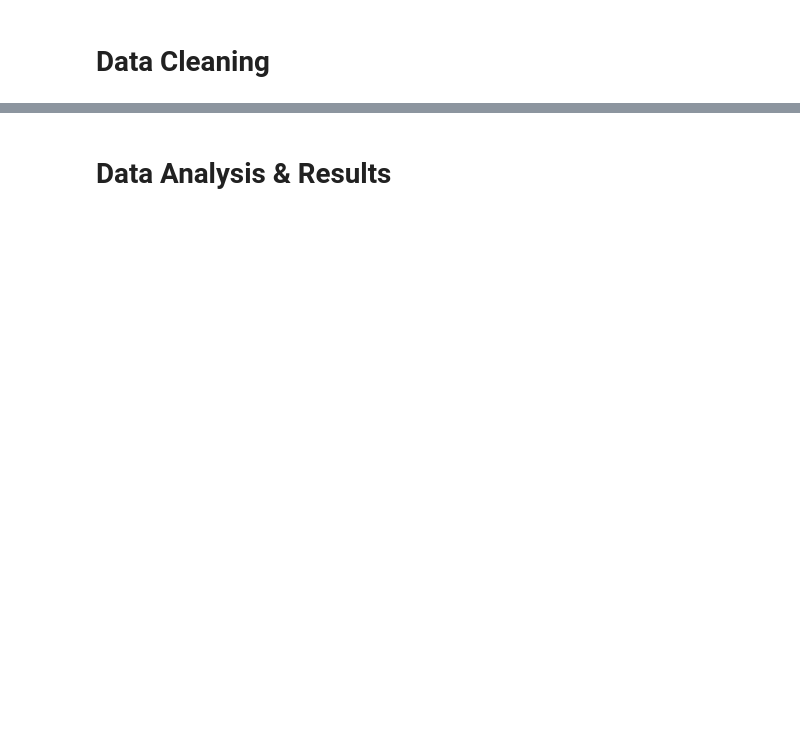
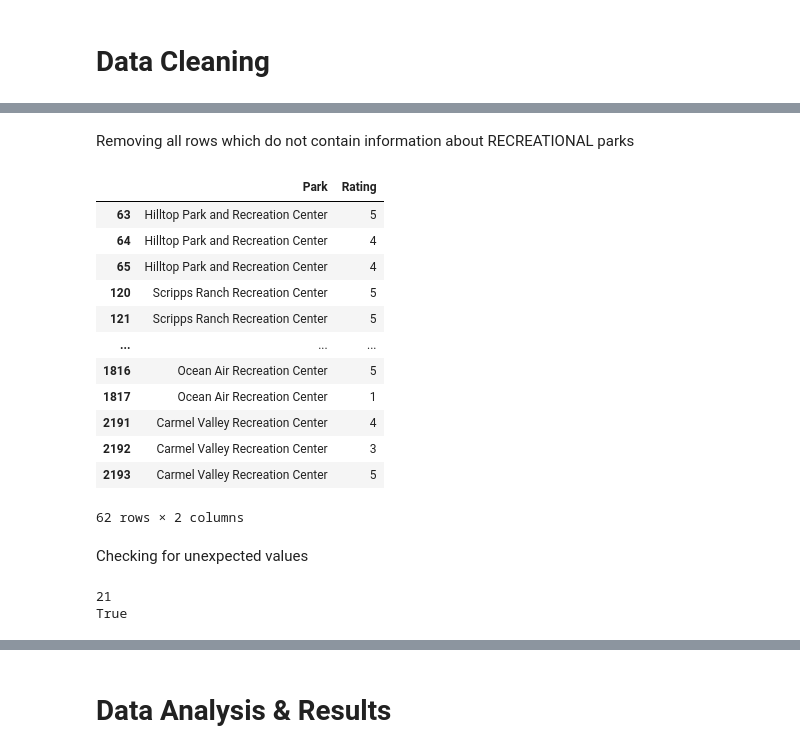
Before and after one commit to rahulbh00/individual_fa20, a Jupyter notebook: final_project/FinalProject_rahulbh00.ipynb, the cells around one changed output, grey strips where cells are left out. Saved outputs shown, nothing was run; the diff lists cells and outputs as text; code cells hidden in the pictures; blank space fills up the shorter version.

```diff
--- a/final_project/FinalProject_rahulbh00.ipynb
+++ b/final_project/FinalProject_rahulbh00.ipynb
@@ -70,0 +115,32 @@ Describe your data cleaning steps here.
+# %% [markdown]
+Removing all rows which do not contain information about RECREATIONAL parks
+# %%
+df_yelp = df_yelp[df_yelp.Park.str.contains('Recreation')]
+df_yelp
+# %% [output]
+|  | Park | Rating |
+| 63 | Hilltop Park and Recreation Center | 5 |
+| 64 | Hilltop Park and Recreation Center | 4 |
+| 65 | Hilltop Park and Recreation Center | 4 |
+| 120 | Scripps Ranch Recreation Center | 5 |
+| 121 | Scripps Ranch Recreation Center | 5 |
+| ... | ... | ... |
+| 1816 | Ocean Air Recreation Center | 5 |
+| 1817 | Ocean Air Recreation Center | 1 |
+| 2191 | Carmel Valley Recreation Center | 4 |
+| 2192 | Carmel Valley Recreation Center | 3 |
+| 2193 | Carmel Valley Recreation Center | 5 |
+62 rows × 2 columns
+# %% [markdown]
+Checking for unexpected values
+# %%
+#count number of unique park names
+print(len(df_yelp['Park'].unique()))
+#Appropriate number, passed.
+
+#check yelp ratings are between 1-5
+print(all(i >= 0 and i <= 5 for i in df_yelp['Rating'].unique()))
+#True = Values are valid, passed.
+# %% [output]
+21
+True
```
Also changed, not shown: parts of 24 cells of this notebook, 1 other file.
